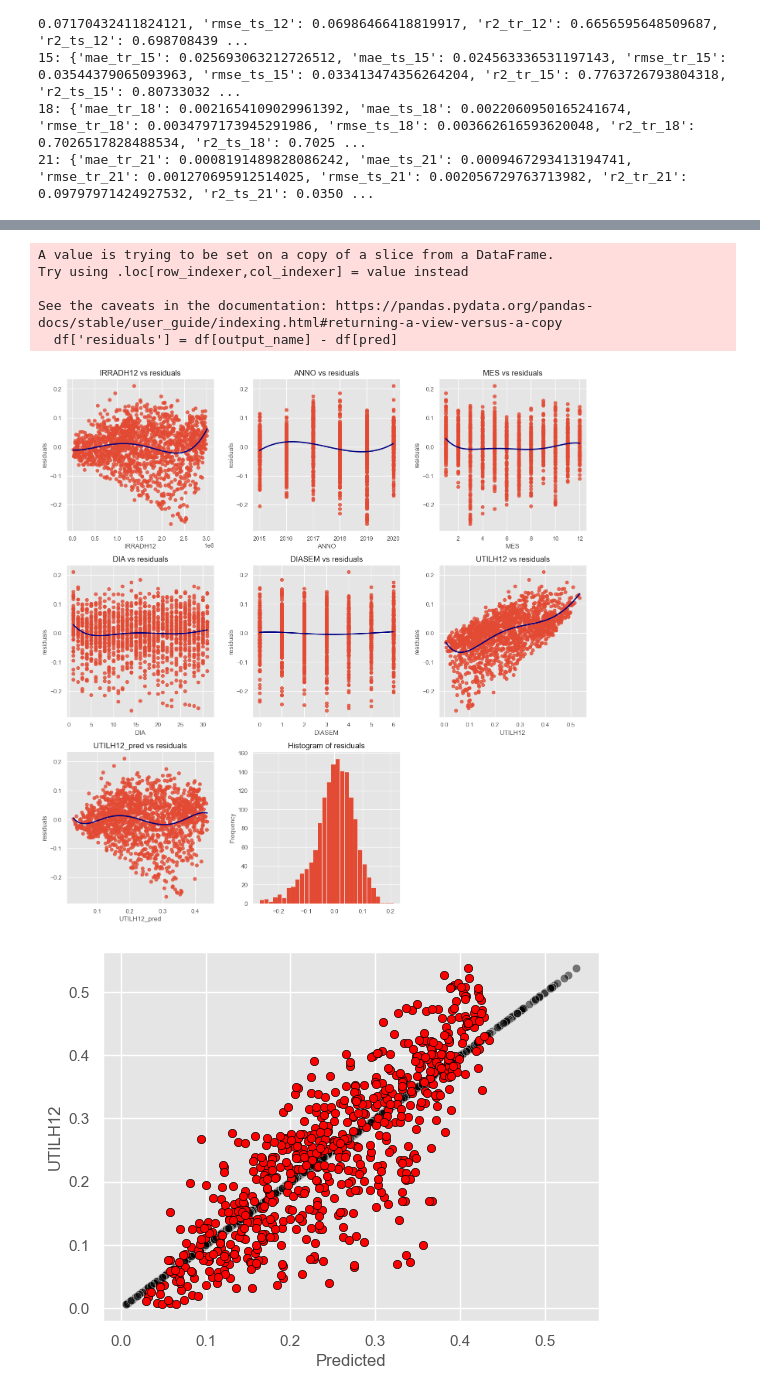
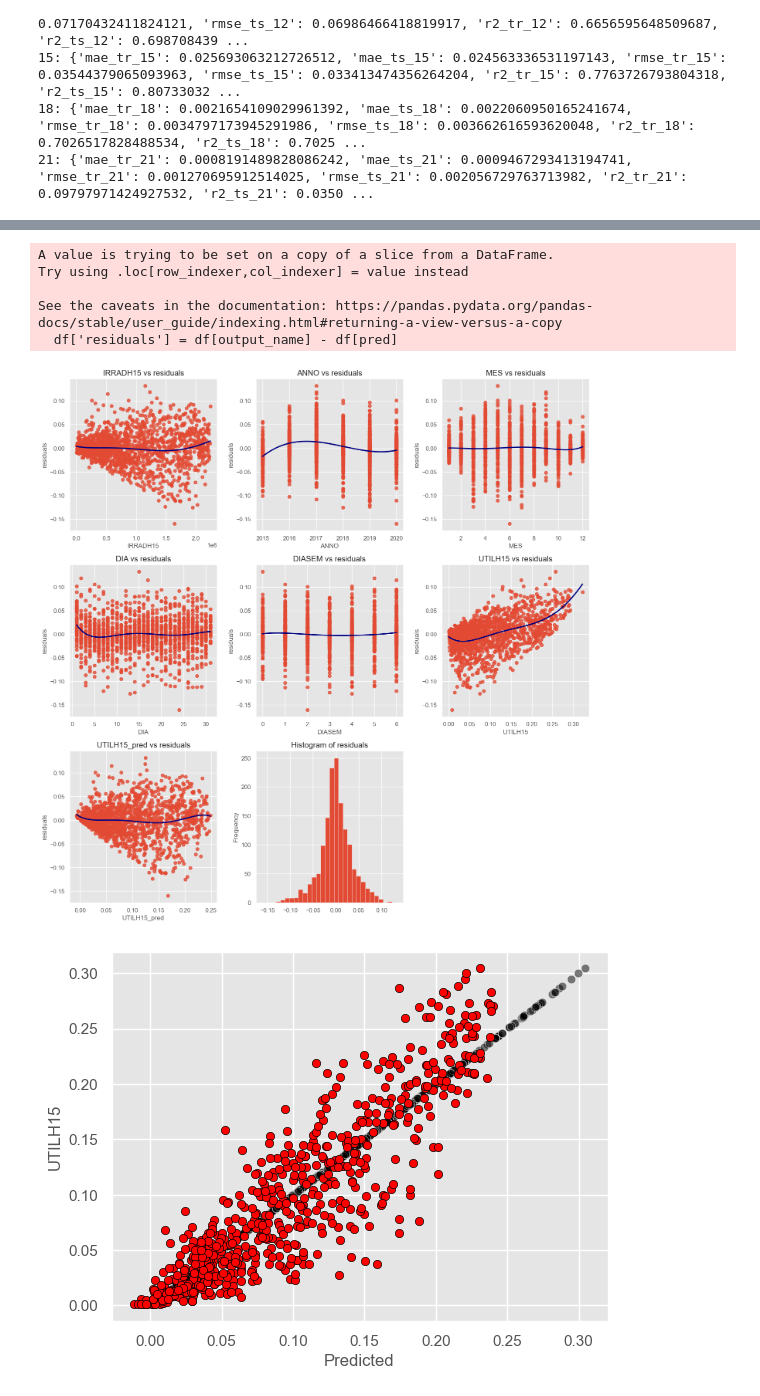
Before and after one commit to MARIABELENSB/Assessment1_MLII, a Jupyter notebook: src/2.Basic_model_regression.ipynb, the cells around one changed output, grey strips where cells are left out. Drawn from its saved outputs; the diff is of its cells as text; code cells hidden in the pictures.

```diff
--- a/src/2.Basic_model_regression.ipynb
+++ b/src/2.Basic_model_regression.ipynb
@@ -377,3 +378,12 @@ Mean Absolute Error per time interval:
 15: {'mae_tr_15': 0.025693063212726512, 'mae_ts_15': 0.024563336531197143, 'rmse_tr_15': 0.03544379065093963, 'rmse_ts_15': 0.033413474356264204, 'r2_tr_15': 0.7763726793804318, 'r2_ts_15': 0.80733032 ...
 18: {'mae_tr_18': 0.0021654109029961392, 'mae_ts_18': 0.0022060950165241674, 'rmse_tr_18': 0.0034797173945291986, 'rmse_ts_18': 0.003662616593620048, 'r2_tr_18': 0.7026517828488534, 'r2_ts_18': 0.7025 ...
 21: {'mae_tr_21': 0.0008191489828086242, 'mae_ts_21': 0.0009467293413194741, 'rmse_tr_21': 0.001270695912514025, 'rmse_ts_21': 0.002056729763713982, 'r2_tr_21': 0.09797971424927532, 'r2_ts_21': 0.0350 ...
+# %%
+#hours = ['00', '03', '06', '09', '12', '15', '18', '21']
+hours = ['12']
+for hour in hours:
+    output_hourly = 'UTILH' + hour
+    pred_hourly   = output_hourly + '_pred'
+    dfTS_h = dfTS_eval[INPUTS+[output_hourly,pred_hourly]]
+
+dfTS_h.head()
@@ -380,14 +397,14 @@ Mean Absolute Error per time interval:
 # %%
-hours = ['12']
+#hours = ['00', '03', '06', '09', '12', '15', '18', '21']
+hours = ['15']
 
 for hour in hours:
-    inputs_hourly = ['IRRADH' + hour, 'ANNO', 'MES', 'DIA', 'DIASEM']
+    inputs_hourly =  ['IRRADH' + hour, 'ANNO', 'MES', 'DIA', 'DIASEM']
     output_hourly = 'UTILH' + hour
     pred_hourly   = output_hourly + '_pred'
 
     dfTR_eval_h = dfTR_eval[inputs_hourly + [output_hourly, pred_hourly]]
 
-    # Analysis of residuals
     RT.plotModelDiagnosis(dfTR_eval_h, pred_hourly, output_hourly, figsize=[15,15])
 # %% [output]
 A value is trying to be set on a copy of a slice from a DataFrame.
@@ -395,19 +412,20 @@ Try using .loc[row_indexer,col_indexer] = value instead
 
 See the caveats in the documentation: https://pandas.pydata.org/pandas-docs/stable/user_guide/indexing.html#returning-a-view-versus-a-copy
   df['residuals'] = df[output_name] - df[pred]
-[figure, old version]
+[figure, new version]
 # %%
-hours = ['12']
+#hours = ['00', '03', '06', '09', '12', '15', '18', '21']
+hours = ['15']
 
 for hour in hours:
     inputs_hourly = ['IRRADH' + hour, 'ANNO', 'MES', 'DIA', 'DIASEM']
     output_hourly = 'UTILH' + hour
     pred_hourly   = output_hourly + '_pred'
 
     # Visualize prediction with respect to real value
     sns.scatterplot(data=dfTS_eval, x = output_hourly, y = output_hourly, color='black', alpha=0.5)
     sns.scatterplot(data=dfTS_eval, x = pred_hourly, y = output_hourly, color='red', edgecolor='black')
     plt.xlabel('Predicted')
     plt.show()
 # %% [output]
-[figure, old version]
+[figure, new version]
```
Also changed, not shown: parts of 5 cells of this notebook, 1 other file.
